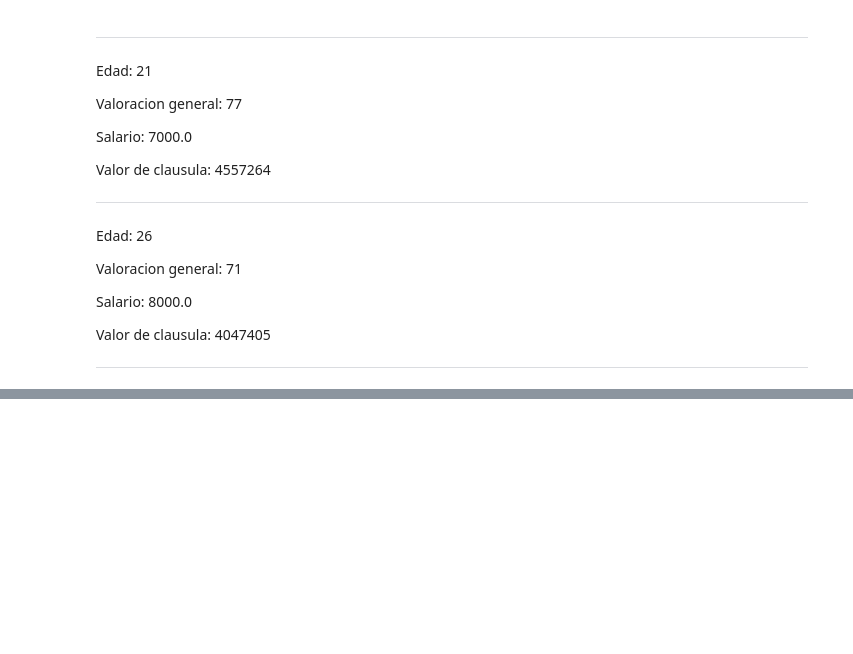
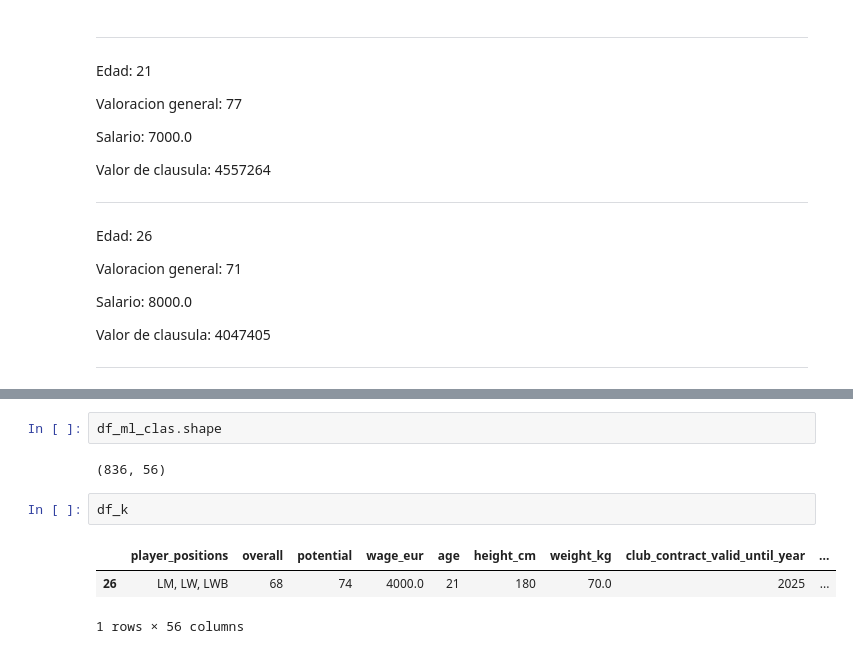
Before and after one commit to MatiasKige/Data-Science-FIFA, a Jupyter notebook: Proyecto FIFA.ipynb, the cells around one changed output, grey strips where cells are left out. Drawn from its saved outputs; the diff is of its cells as text; blank space fills up the shorter version.

```diff
--- a/Proyecto FIFA.ipynb
+++ b/Proyecto FIFA.ipynb
@@ -2955,0 +2915,10 @@ Valor de clausula: 4047405
+# %%
+df_ml_clas.shape
+# %% [output]
+(836, 56)
+# %%
+df_k
+# %% [output]
+|  | player_positions | overall | potential | wage_eur | age | height_cm | weight_kg | club_contract_valid_until_year | ... |
+| 26 | LM, LW, LWB | 68 | 74 | 4000.0 | 21 | 180 | 70.0 | 2025 | ... |
+1 rows × 56 columns
```
Also changed, not shown: parts of 86 cells of this notebook.
